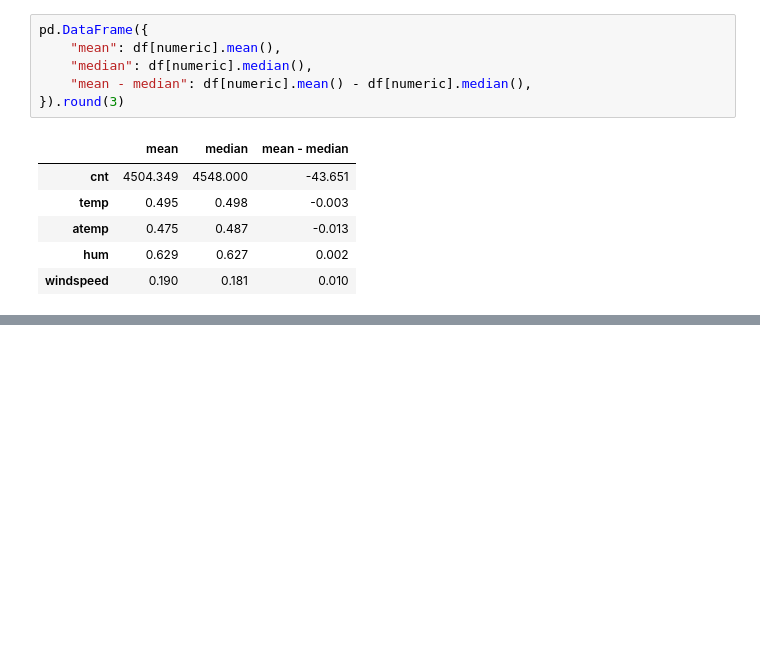
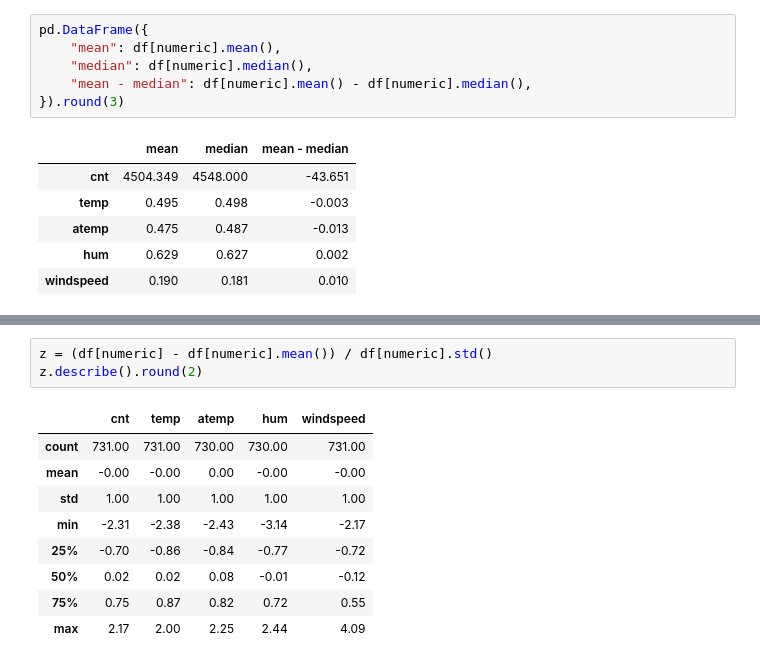
Before and after one commit to husnaaydn/bike-sharing-eda-project, a Jupyter notebook: bike_sharing_project.ipynb, the cells around one changed output, grey strips where cells are left out. Drawn from its saved outputs; the diff is of its cells as text; blank space fills up the shorter version.

```diff
--- a/bike_sharing_project.ipynb
+++ b/bike_sharing_project.ipynb
@@ -603,0 +716,13 @@ pd.DataFrame({
+# %%
+z = (df[numeric] - df[numeric].mean()) / df[numeric].std()
+z.describe().round(2)
+# %% [output]
+|  | cnt | temp | atemp | hum | windspeed |
+| count | 731.00 | 731.00 | 730.00 | 730.00 | 731.00 |
+| mean | -0.00 | -0.00 | 0.00 | -0.00 | -0.00 |
+| std | 1.00 | 1.00 | 1.00 | 1.00 | 1.00 |
+| min | -2.31 | -2.38 | -2.43 | -3.14 | -2.17 |
+| 25% | -0.70 | -0.86 | -0.84 | -0.77 | -0.72 |
+| 50% | 0.02 | 0.02 | 0.08 | -0.01 | -0.12 |
+| 75% | 0.75 | 0.87 | 0.82 | 0.72 | 0.55 |
+| max | 2.17 | 2.00 | 2.25 | 2.44 | 4.09 |
```
Also changed, not shown: parts of 12 cells of this notebook.
